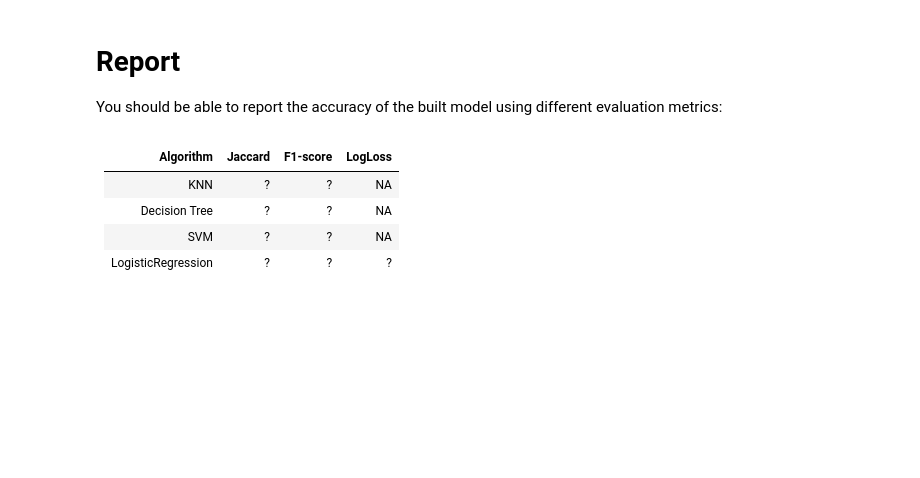
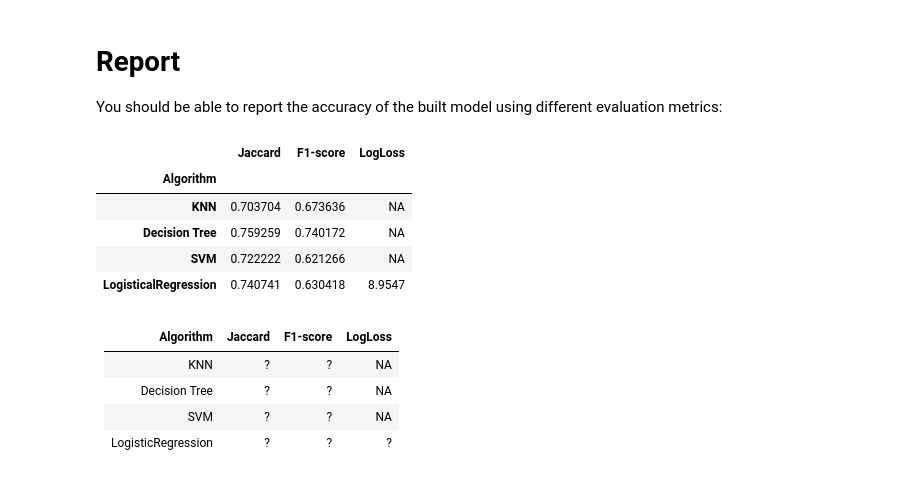
Before and after one commit to MennoBdV/MachineLearningPython, a Jupyter notebook: Peer-graded Assignment: The best classifier.ipynb, the cells around one changed output. Saved outputs shown, nothing was run; the diff lists cells and outputs as text; code cells hidden in the pictures; blank space fills up the shorter version.

```diff
--- a/Peer-graded Assignment: The best classifier.ipynb
+++ b/Peer-graded Assignment: The best classifier.ipynb
@@ -494,0 +559,8 @@ print('F1 =', f1_score(y_test, yhatl, average='weighted') ,' Jaccard = ', jaccar
+# %%
+# Convert Strings to float for Logloss
+ll_test_y = pd.DataFrame(test_y)
+ll_test_y.replace(['PAIDOFF','COLLECTION'], ['1','0'], inplace=True)
+ll_yhat_LR = pd.DataFrame(yhat_LR)
+ll_yhat_LR.replace(['PAIDOFF','COLLECTION'], ['1','0'], inplace=True)
+LR_ll = log_loss(ll_test_y, ll_yhat_LR)
+print(' Log Loss = ', LR_ll)
@@ -495,6 +569,20 @@ print('F1 =', f1_score(y_test, yhatl, average='weighted') ,' Jaccard = ', jaccar
 # %% [markdown]
 # Report
 You should be able to report the accuracy of the built model using different evaluation metrics:
+# %%
+report = pd.DataFrame({'Algorithm': ['KNN','Decision Tree','SVM','LogisticalRegression'],
+                       'Jaccard': [KNN_Jaccard, Tree_Jaccard, SVM_Jaccard, LR_Jaccard],
+                       ' F1-score ': [KNN_F1, Tree_F1, SVM_F1, LR_F1],
+                       'LogLoss': ['NA', 'NA', 'NA', LR_ll]})
+report.set_index('Algorithm',inplace=True)
+report
+# %% [output]
+|  | Jaccard | F1-score | LogLoss |
+| Algorithm |  |  |  |
+| KNN | 0.703704 | 0.673636 | NA |
+| Decision Tree | 0.759259 | 0.740172 | NA |
+| SVM | 0.722222 | 0.621266 | NA |
+| LogisticalRegression | 0.740741 | 0.630418 | 8.9547 |
 # %% [markdown]
 | Algorithm          | Jaccard | F1-score | LogLoss |
 |--------------------|---------|----------|---------|
```
Also changed, not shown: parts of 13 cells of this notebook.
